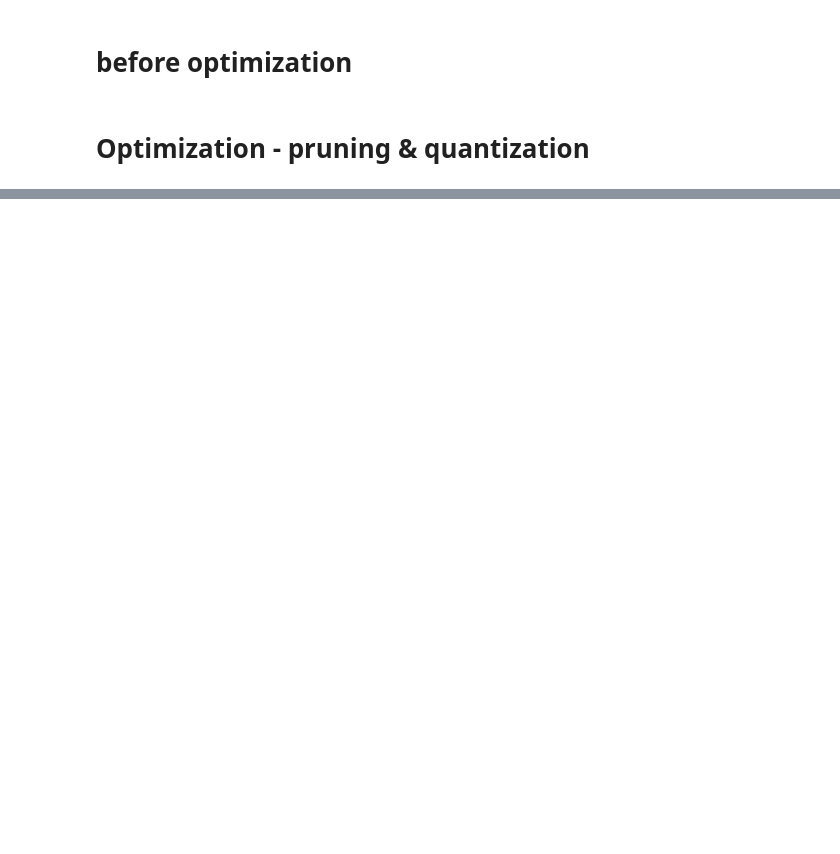
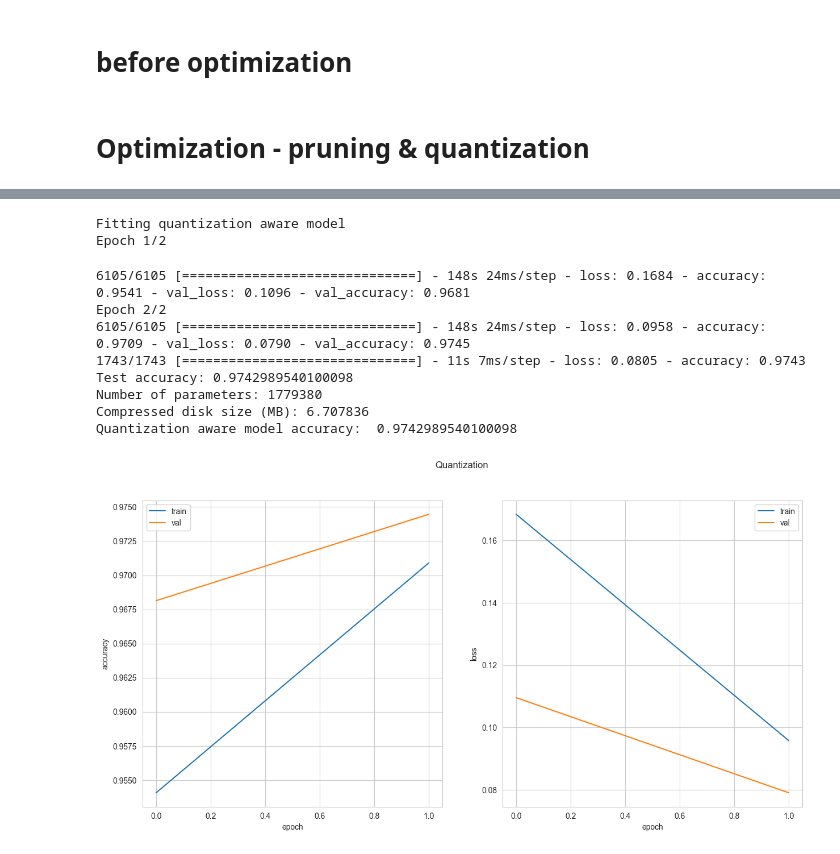
Before and after one commit to WestedCrean/master-thesis, a Jupyter notebook: notebooks/results_analysis/model_optimization_arch_1.ipynb, the cells around one changed output, grey strips where cells are left out. Drawn from its saved outputs; the diff is of its cells as text; code cells hidden in the pictures; blank space fills up the shorter version.

```diff
--- a/notebooks/results_analysis/model_optimization_arch_1.ipynb
+++ b/notebooks/results_analysis/model_optimization_arch_1.ipynb
@@ -545,0 +585,50 @@ wandb.save(results_file)
+# %%
+import tensorflow_model_optimization as tfmot
+from tensorflow.keras.optimizers.schedules import PolynomialDecay
+import tqdm
+
+run_id = "u1ezrh04"
+model, model_path = get_model_from_run(run_id, project_name)
+model.compile(
+    optimizer="adam",
+    loss=tf.keras.losses.SparseCategoricalCrossentropy(from_logits=True),
+    metrics=["accuracy"],
+)
+
+quantization_epochs = 2
+
+quantize_model = tfmot.quantization.keras.quantize_model
+model_quant = quantize_model(model)
+model_quant.compile(
+loss=tf.keras.losses.SparseCategoricalCrossentropy(from_logits=True),
+optimizer=tf.keras.optimizers.Adam(learning_rate=1e-5),
+metrics=['accuracy'],
+)
+quantization_aware_model_filename = f"{run_id}_model_quant.h5"
+print("Fitting quantization aware model")
+history = model_quant.fit(
+    ds_train,
+    epochs=quantization_epochs,
+    validation_data=ds_val,
+)
+
+# plot history
+plot_history(history, "Quantization")
+tf.keras.models.save_model(model_quant, quantization_aware_model_filename, include_optimizer=False)
+
+test_acc, num_param, compressed_disk_size = benchmark(model_quant, quantization_aware_model_filename, ds_test)
+print("Quantization aware model accuracy: ", test_acc)
+
+quant_aware_results = pd.DataFrame(columns=results_columns, data=[[run_id, "quantization_aware", test_acc, num_param, compressed_disk_size]])
+# %% [output]
+Fitting quantization aware model
+Epoch 1/2
+6105/6105 [==============================] - 148s 24ms/step - loss: 0.1684 - accuracy: 0.9541 - val_loss: 0.1096 - val_accuracy: 0.9681
+Epoch 2/2
+6105/6105 [==============================] - 148s 24ms/step - loss: 0.0958 - accuracy: 0.9709 - val_loss: 0.0790 - val_accuracy: 0.9745
+1743/1743 [==============================] - 11s 7ms/step - loss: 0.0805 - accuracy: 0.9743
+Test accuracy: 0.9742989540100098
+Number of parameters: 1779380
+Compressed disk size (MB): 6.707836
+Quantization aware model accuracy:  0.9742989540100098
+[figure, added]
```
Also changed, not shown: parts of 8 cells of this notebook.
